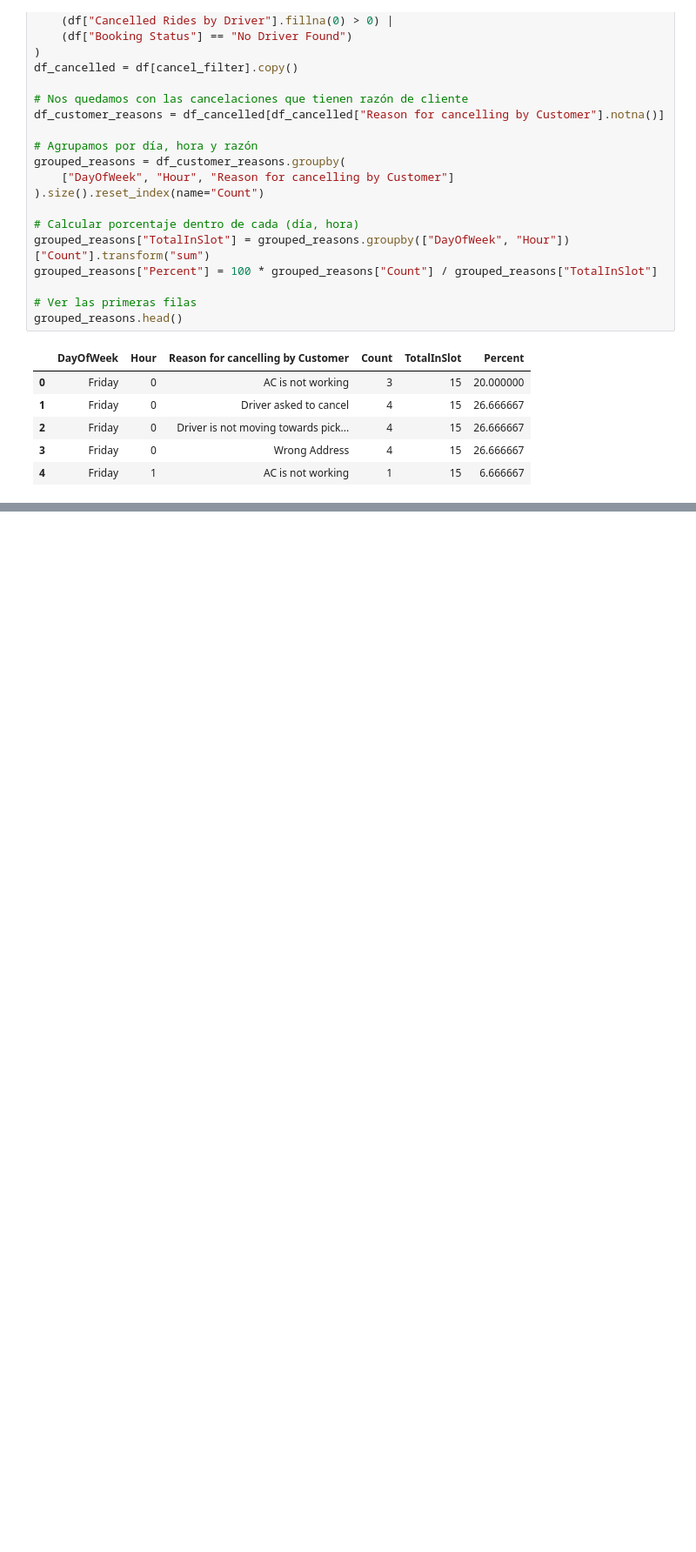
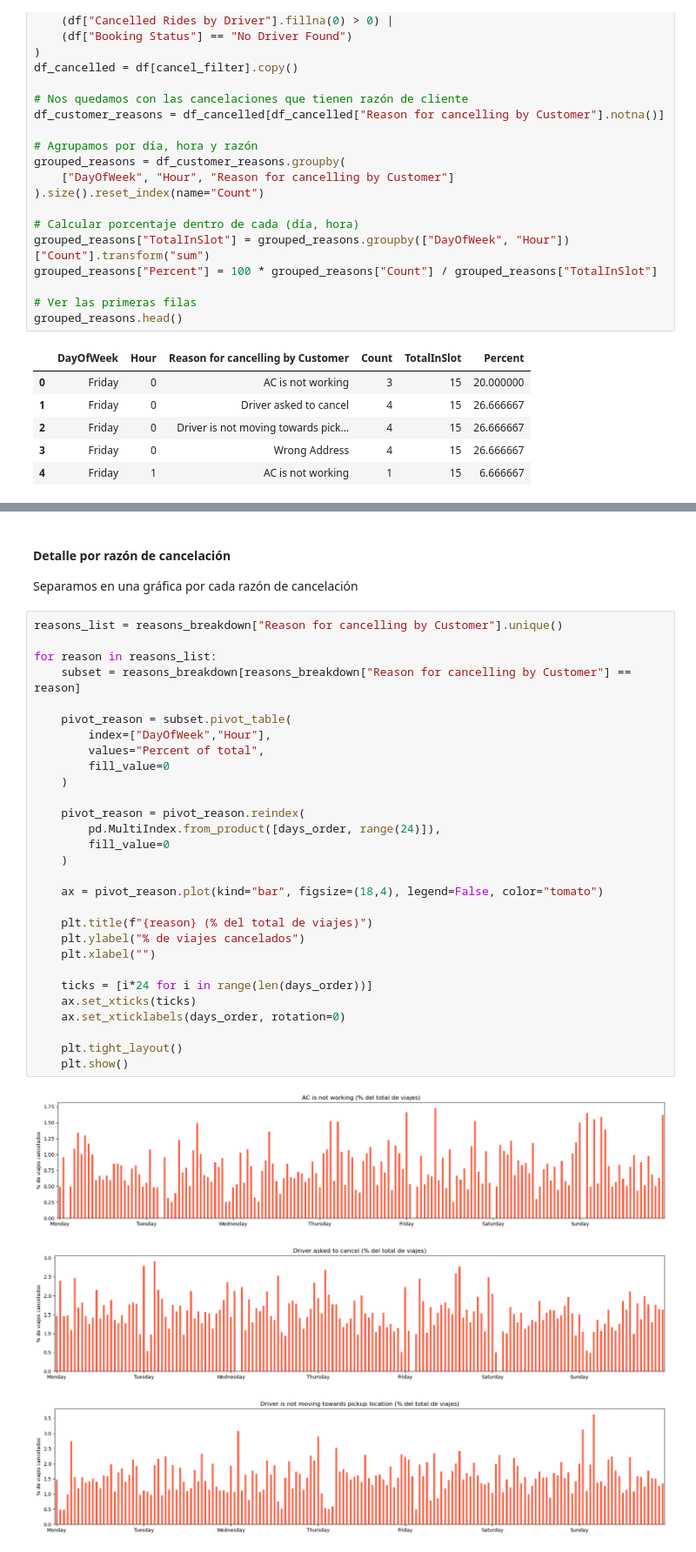
Before and after one commit to yaynun0/analisis-descriptivo-uber, a Jupyter notebook: Analisis descriptivo.ipynb, the cells around one changed output, grey strips where cells are left out. Shown at 87% size. Saved outputs shown, nothing was run; the diff lists cells and outputs as text; blank space fills up the shorter version.

```diff
--- a/Analisis descriptivo.ipynb
+++ b/Analisis descriptivo.ipynb
@@ -96,0 +213,36 @@ grouped_reasons.head()
+# %% [markdown]
+#### Detalle por razón de cancelación
+Separamos en una gráfica por cada razón de cancelación
+# %%
+reasons_list = reasons_breakdown["Reason for cancelling by Customer"].unique()
+
+for reason in reasons_list:
+    subset = reasons_breakdown[reasons_breakdown["Reason for cancelling by Customer"] == reason]
+
+    pivot_reason = subset.pivot_table(
+        index=["DayOfWeek","Hour"],
+        values="Percent of total",
+        fill_value=0
+    )
+
+    pivot_reason = pivot_reason.reindex(
+        pd.MultiIndex.from_product([days_order, range(24)]),
+        fill_value=0
+    )
+
+    ax = pivot_reason.plot(kind="bar", figsize=(18,4), legend=False, color="tomato")
+
+    plt.title(f"{reason} (% del total de viajes)")
+    plt.ylabel("% de viajes cancelados")
+    plt.xlabel("")
+
+    ticks = [i*24 for i in range(len(days_order))]
+    ax.set_xticks(ticks)
+    ax.set_xticklabels(days_order, rotation=0)
+
+    plt.tight_layout()
+    plt.show()
+# %% [output]
+[figure, added]
+[figure, added]
+[figure, added]
```
Also changed, not shown: parts of 5 cells of this notebook, 1 other file.
